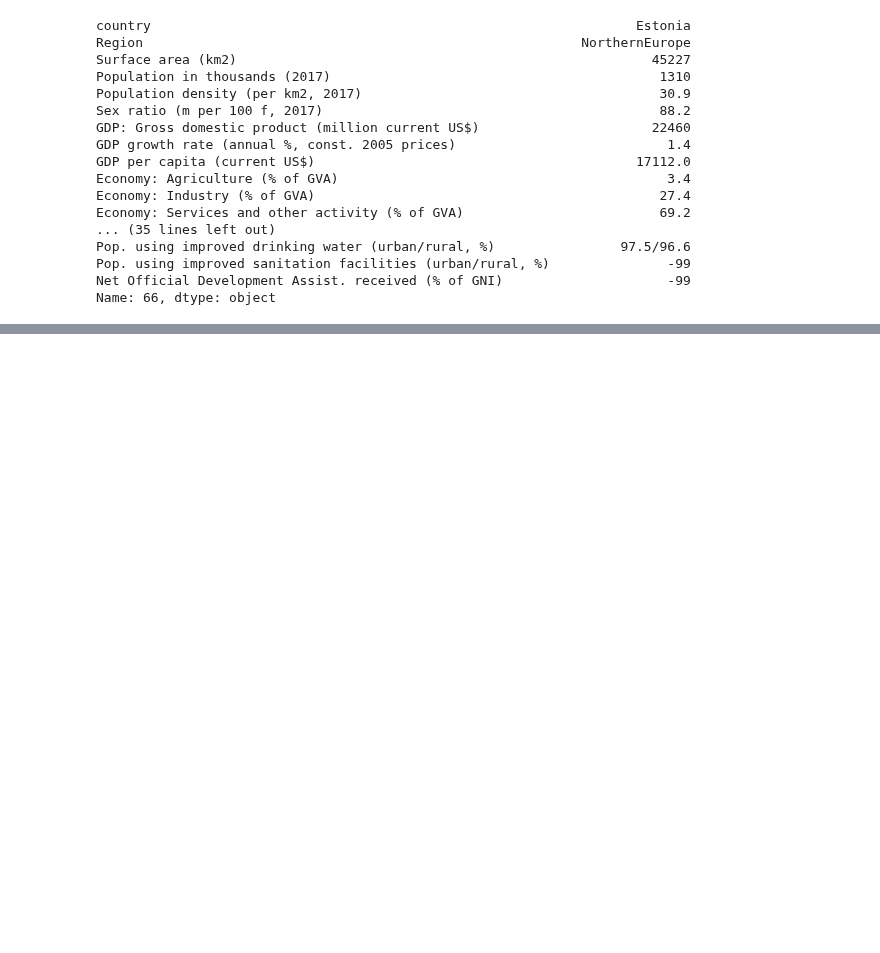
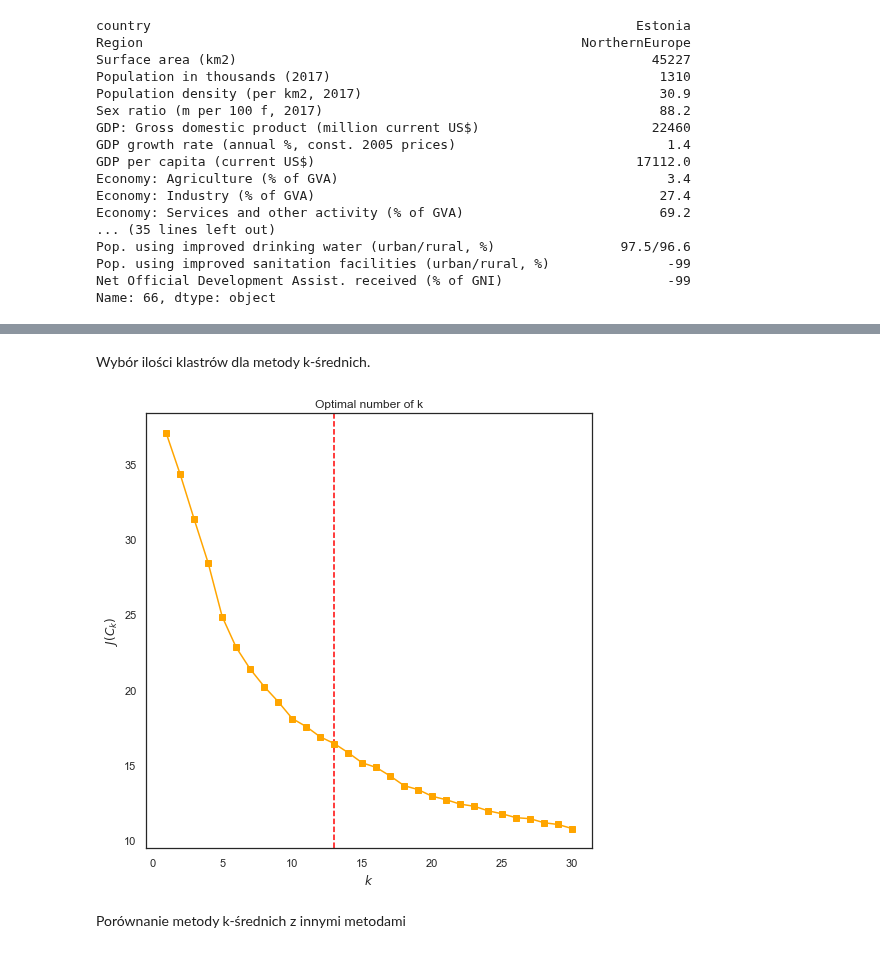
Before and after one commit to kosmobiker/SGH, a Jupyter notebook: Multidim/project_mulidim.ipynb, the cells around one changed output, grey strips where cells are left out. Saved outputs shown, nothing was run; the diff lists cells and outputs as text; code cells hidden in the pictures; blank space fills up the shorter version.

```diff
--- a/Multidim/project_mulidim.ipynb
+++ b/Multidim/project_mulidim.ipynb
@@ -165,5 +216,0 @@ sns.scatterplot(data=X_pca, x='PCA_1', y='PCA_2', ax=axes[1], color='blue').set_
-# %%
-inertia = []
-for k in range(1, 11):
-    kmeans = KMeans(n_clusters=k, random_state=SEED).fit(X_transform)
-    inertia.append(np.sqrt(kmeans.inertia_))
@@ -200 +246,12 @@ plt.show()
+# %% [markdown]
+Wybór ilości klastrów dla metody k-średnich.
+# %%
+plt.figure(figsize=(8, 8))
+plt.axvline(x=13, color="red", linestyle='--')
+plt.plot(range(1, 31), inertia, marker='s', color="orange");
+plt.xlabel('$k$')
+plt.ylabel('$J(C_k)$');
+plt.title('Optimal number of k');
+# %% [output]
+[figure, new version]
 # %%
@@ -202,3 +259,5 @@ N_CLUSTERS = 5
+# %% [markdown]
+Porównanie metody k-średnich z innymi metodami
 # %%
 #other algorithms and metrics
 algorithms = []
```
Also changed, not shown: parts of 34 cells of this notebook, 2 other files.
